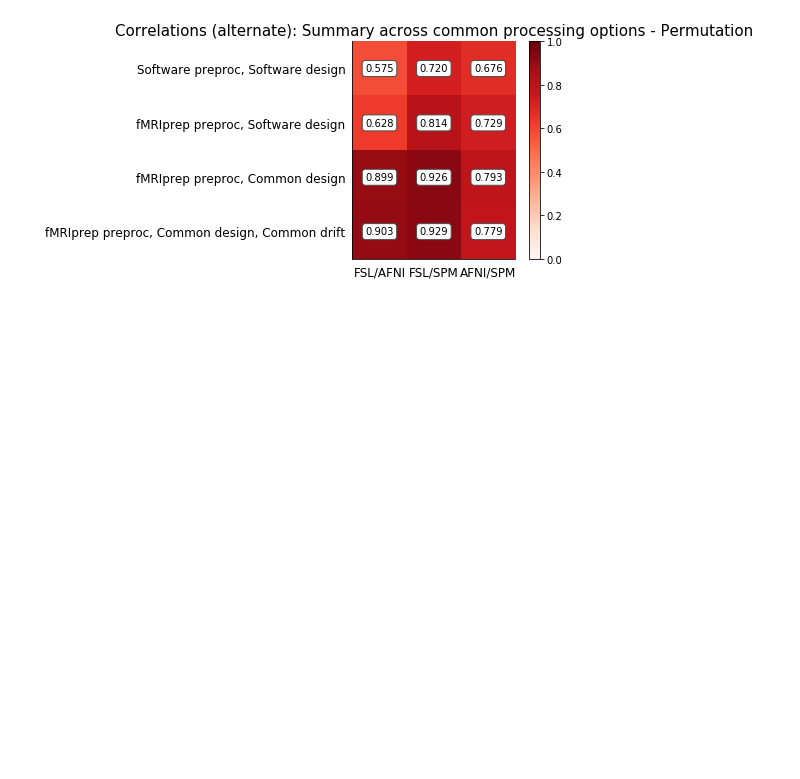
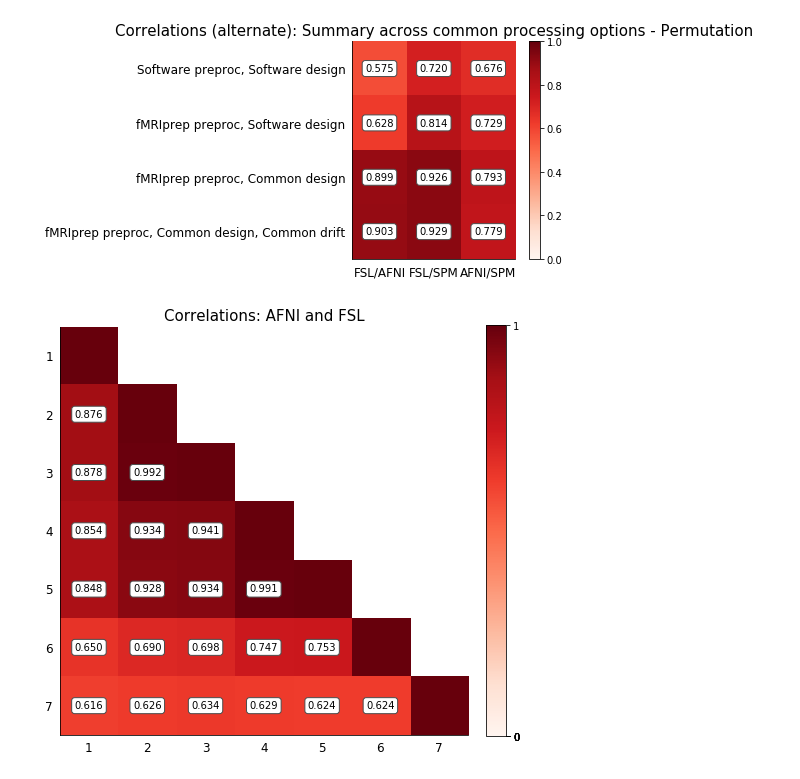
Before and after one commit to NISOx-BDI/SC2, a Jupyter notebook: figures/ds001_notebook.ipynb, the cells around one changed output. Saved outputs shown, nothing was run; the diff lists cells and outputs as text; code cells hidden in the pictures; blank space fills up the shorter version.

Commit message:
Notebooks with new dice and correlation tables

```diff
--- a/figures/ds001_notebook.ipynb
+++ b/figures/ds001_notebook.ipynb
@@ -274,6 +274,33 @@ shutil.move('./input/' + study + '/Mask.nii.gz', fsl_spm_subject_level_mask_file
 fsl_spm_subject_level_perm = './input/' + study + '/fsl_spm_subject_level_perm.nii.gz'
 fsl_spm_subject_level_perm_pos_exc = './input/' + study + '/fsl_spm_subject_level_perm_exc_set_pos.nii.gz'
 fsl_spm_subject_level_perm_neg_exc = './input/' + study + '/fsl_spm_subject_level_perm_exc_set_neg.nii.gz'
+
+# *** AFNI SUBJECT-LEVEL IN FSL group activations and deactivations
+fsl_afni_subject_level_pack = open('./input/' + study + '/afni_subject_group.gfeat.nidm.zip', 'rb')
+z = zipfile.ZipFile(fsl_afni_subject_level_pack)
+z.extract('ExcursionSet_T001.nii.gz', './input/' + study + '/')
+z.extract('ExcursionSet_T002.nii.gz', './input/' + study + '/')
+z.extract('Mask.nii.gz', './input/' + study + '/')
+z.extract('TStatistic_T001.nii.gz', './input/' + study + '/')
+
+# Thresholded statistics
+fsl_afni_subject_level_exc_set_file = './input/' + study + '/fsl_afni_subject_level_exc_set.nii.gz'
+shutil.move('./input/' + study + '/ExcursionSet_T001.nii.gz', fsl_afni_subject_level_exc_set_file)
+fsl_afni_subject_level_exc_set_file_neg = './input/' + study + '/fsl_afni_subject_level_exc_set_neg.nii.gz'
+shutil.move('./input/' + study + '/ExcursionSet_T002.nii.gz', fsl_afni_subject_level_exc_set_file_neg)
+
+# Unthresholded statistics
+fsl_afni_subject_level_stat_file = './input/' + study + '/fsl_afni_subject_level_stat.nii.gz'
+shutil.move('./input/' + study + '/TStatistic_T001.nii.gz', fsl_afni_subject_level_stat_file)
+
+# Analysis mask
+fsl_afni_subject_level_mask_file = './input/' + study + '/fsl_afni_subject_level_mask.nii.gz'
+shutil.move('./input/' + study + '/Mask.nii.gz', fsl_afni_subject_level_mask_file)
+
+# *** Permutation Test images from SPM subject-level in FSL
+fsl_afni_subject_level_perm = './input/' + study + '/fsl_afni_subject_level_perm.nii.gz'
+fsl_afni_subject_level_perm_pos_exc = './input/' + study + '/fsl_afni_subject_level_perm_exc_set_pos.nii.gz'
+fsl_afni_subject_level_perm_neg_exc = './input/' + study + '/fsl_afni_subject_level_perm_exc_set_neg.nii.gz'
 # %% [markdown]
 - Downloading this study's results from the 'Exploring the impact of analysis software on task fMRI results' manuscript
 - Query NeuroVault's API to retreive all NIDM packs in collection 4110
@@ -588,3 +615,8 @@ correlation_tables.correlation_summary_across_processing_opts_alternate(old_afni
 correlation_tables.correlation_summary_across_processing_opts_alternate(old_afni_perm_z, old_fsl_perm, old_spm_perm, afni_perm_z, fsl_perm, spm_perm, afni_design_perm, spm_design_perm, afni_drift_perm, spm_drift_perm, title="Correlations (alternate): Summary across common processing options - Permutation", num_subjects=16)
 # %% [output]
 [figure]
+# %%
+reload(correlation_tables)
+correlation_tables.new_correlation_tables(old_afni_stat_file, afni_stat_file, fsl_afni_subject_level_stat_file, afni_drift_stat_file, afni_design_stat_file, fsl_stat_file, old_fsl_stat_file, title= "Correlations: AFNI and FSL")
+# %% [output]
+[figure, added]
```
Also changed, not shown: parts of 6 cells of this notebook, 3 other files.
